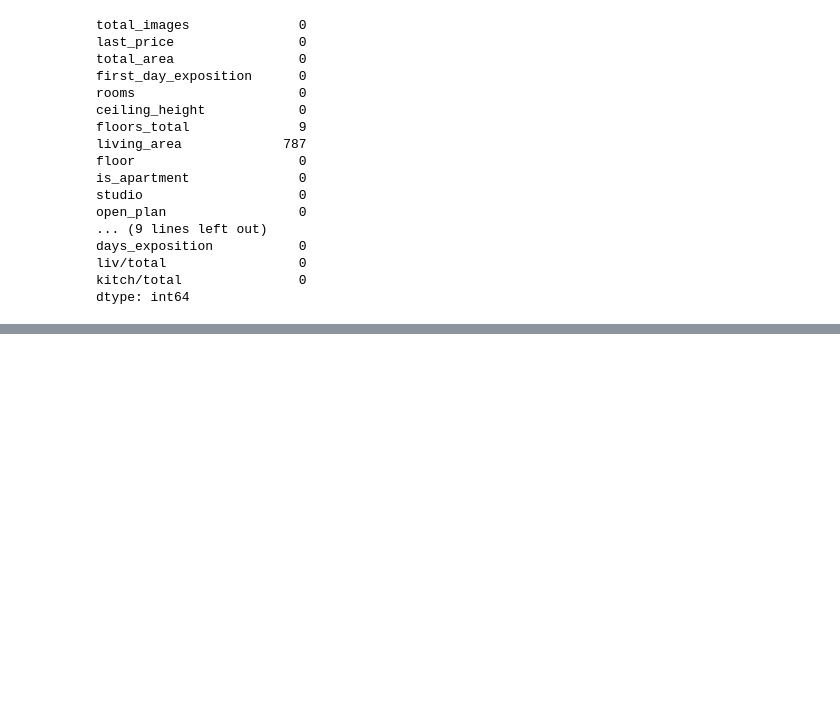
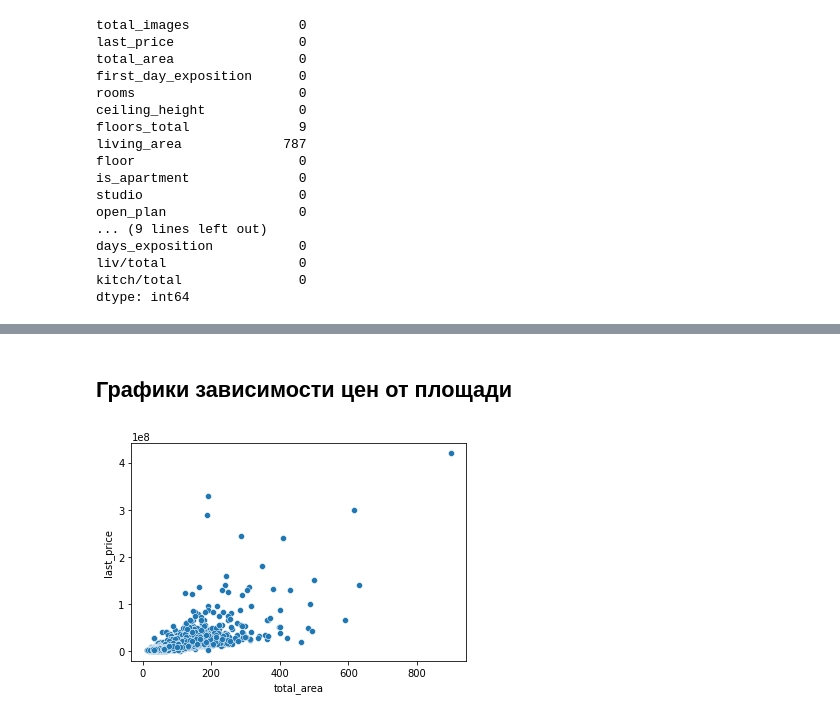
Before and after one commit to qwizor1337/Learning_with_D, a Jupyter notebook: 02/11_02/11_02.ipynb, the cells around one changed output, grey strips where cells are left out. Drawn from its saved outputs; the diff is of its cells as text; code cells hidden in the pictures; blank space fills up the shorter version.

```diff
--- a/02/11_02/11_02.ipynb
+++ b/02/11_02/11_02.ipynb
@@ -421,0 +450,7 @@ dtype: int64
+# %% [markdown]
+## Графики зависимости цен от площади
+# %%
+import seaborn as sns
+g = sns.scatterplot(x=df['total_area'], y=df['last_price'])
+# %% [output]
+[figure, added]
```
Also changed, not shown: parts of 76 cells of this notebook.
